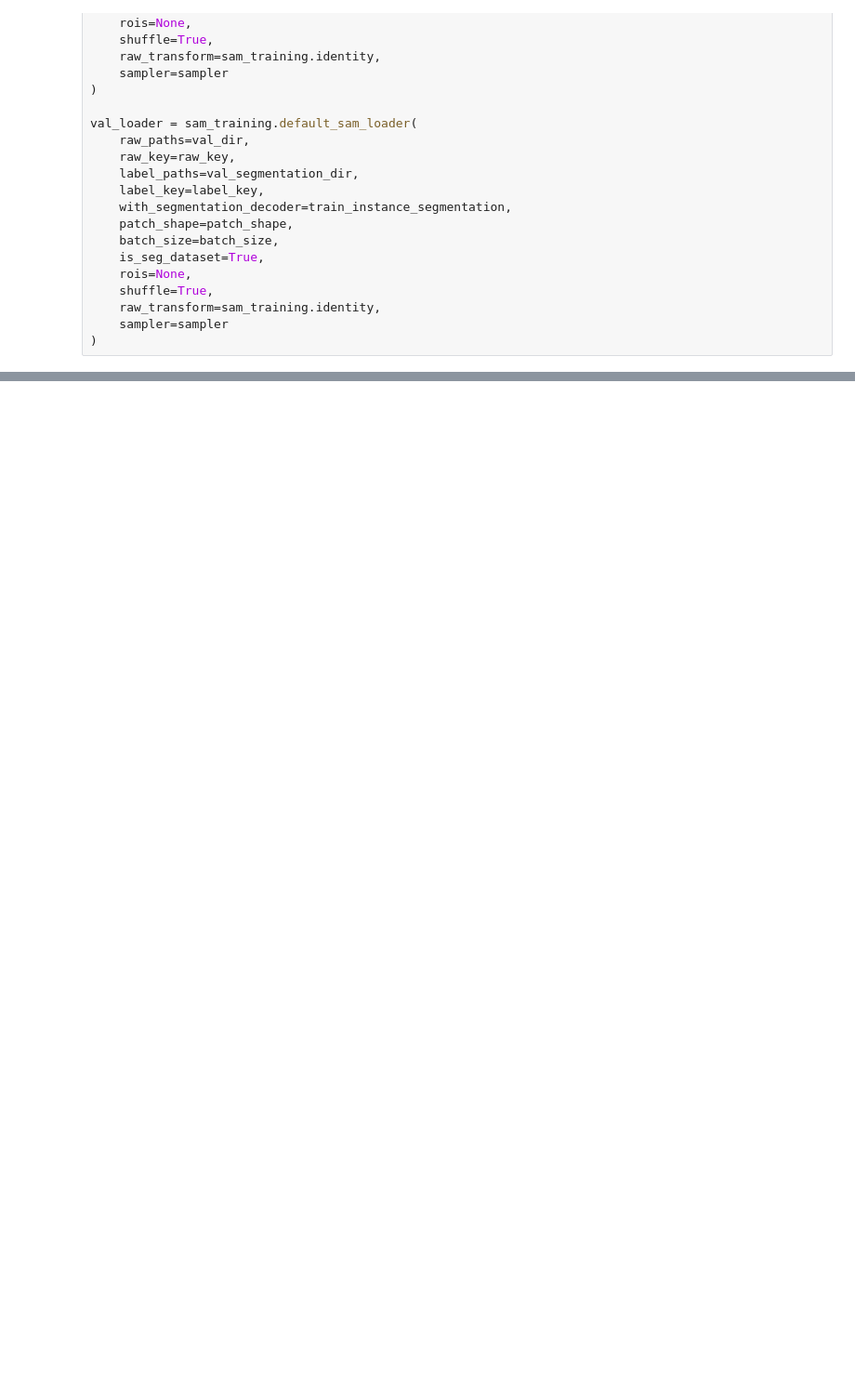
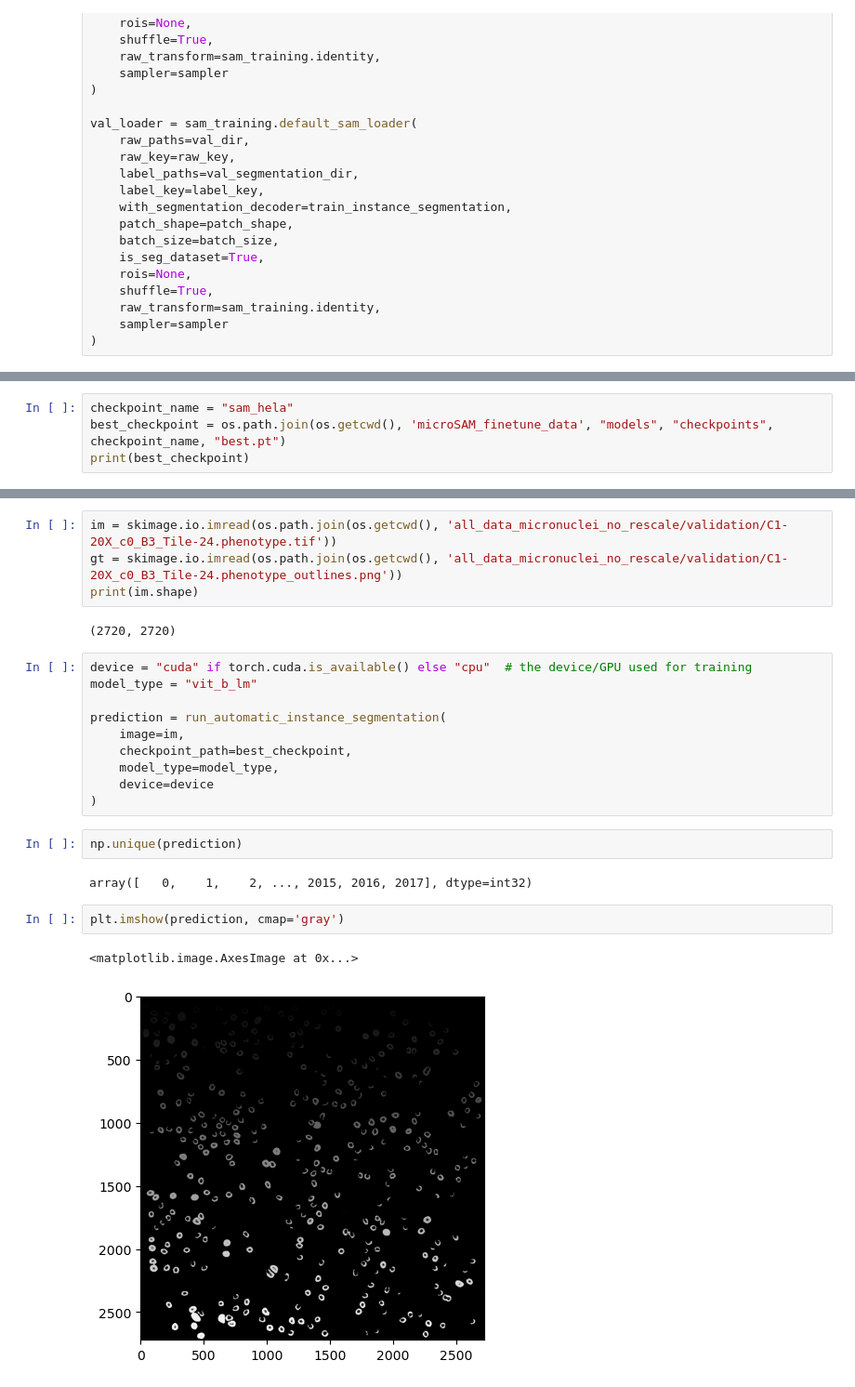
Before and after one commit to CaicedoLab/micronuclei-detection, a Jupyter notebook: baselines/finetune-microsam.ipynb, the cells around one changed output, grey strips where cells are left out. Shown at 93% size. Drawn from its saved outputs; the diff is of its cells as text; blank space fills up the shorter version.

Commit message:
update baselines prediction code

```diff
--- a/baselines/finetune-microsam.ipynb
+++ b/baselines/finetune-microsam.ipynb
@@ -217,0 +216,4 @@ KeyboardInterrupt:
+# %%
+checkpoint_name = "sam_hela"
+best_checkpoint = os.path.join(os.getcwd(), 'microSAM_finetune_data', "models", "checkpoints", checkpoint_name, "best.pt")
+print(best_checkpoint)
@@ -217,0 +267,25 @@ KeyboardInterrupt:
+# %%
+im = skimage.io.imread(os.path.join(os.getcwd(), 'all_data_micronuclei_no_rescale/validation/C1-20X_c0_B3_Tile-24.phenotype.tif'))
+gt = skimage.io.imread(os.path.join(os.getcwd(), 'all_data_micronuclei_no_rescale/validation/C1-20X_c0_B3_Tile-24.phenotype_outlines.png'))
+print(im.shape)
+# %% [output]
+(2720, 2720)
+# %%
+device = "cuda" if torch.cuda.is_available() else "cpu"  # the device/GPU used for training
+model_type = "vit_b_lm"
+
+prediction = run_automatic_instance_segmentation(
+    image=im,
+    checkpoint_path=best_checkpoint,
+    model_type=model_type,
+    device=device
+)
+# %%
+np.unique(prediction)
+# %% [output]
+array([   0,    1,    2, ..., 2015, 2016, 2017], dtype=int32)
+# %%
+plt.imshow(prediction, cmap='gray')
+# %% [output]
+<matplotlib.image.AxesImage at 0x...>
+[figure, added]
```
Also changed, not shown: parts of 17 cells of this notebook, 3 other files.
